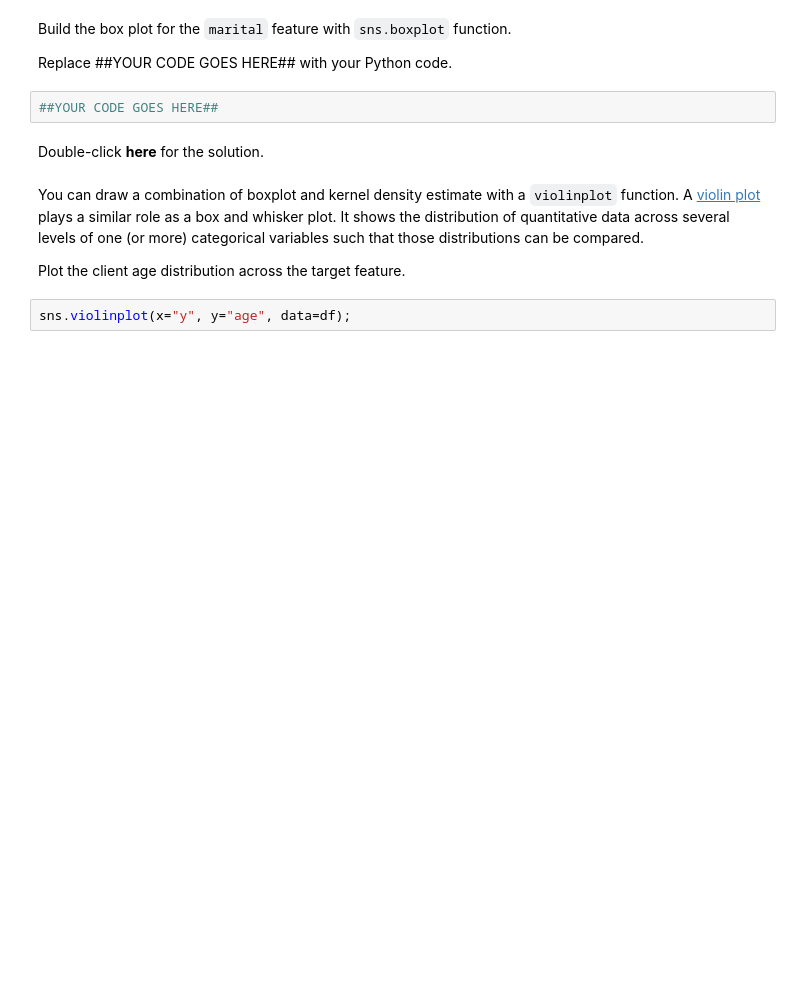
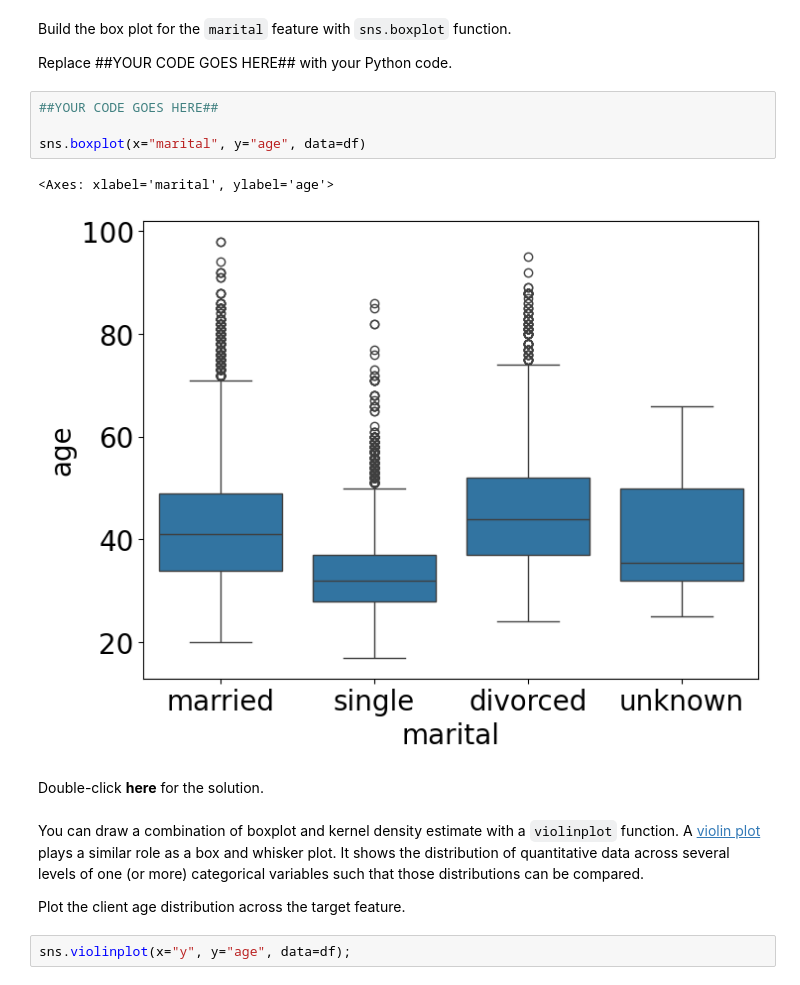
Before and after one commit to ledidk/data_analysis_in_banking, a Jupyter notebook: VDA_Banking_L2.ipynb, the cells around one changed output. Cells and saved outputs as stored; diff of their text form; blank space fills up the shorter version.

Commit message:
pair plot marital and age

```diff
--- a/VDA_Banking_L2.ipynb
+++ b/VDA_Banking_L2.ipynb
@@ -540,6 +540,11 @@ Build the box plot for the `marital` feature with `sns.boxplot` function.
 Replace ##YOUR CODE GOES HERE## with your Python code.
 # %%
 ##YOUR CODE GOES HERE##
+
+sns.boxplot(x="marital", y="age", data=df)
+# %% [output]
+<Axes: xlabel='marital', ylabel='age'>
+[figure, added]
 # %% [markdown]
 Double-click **here** for the solution.
 
```
Also changed, not shown: parts of 1 cell of this notebook.
